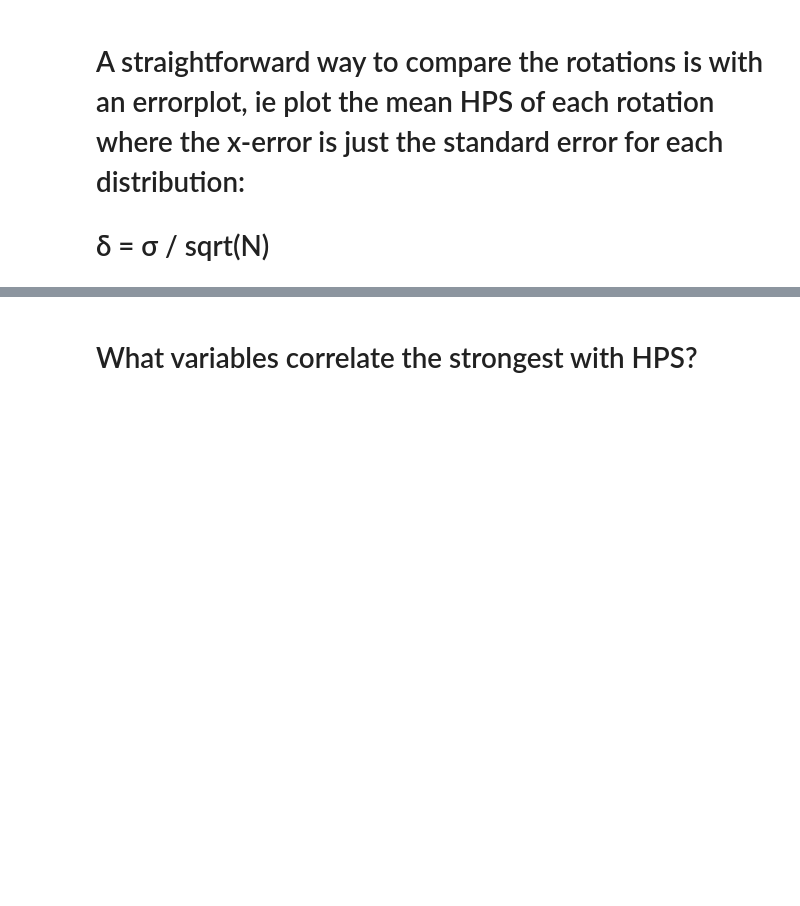
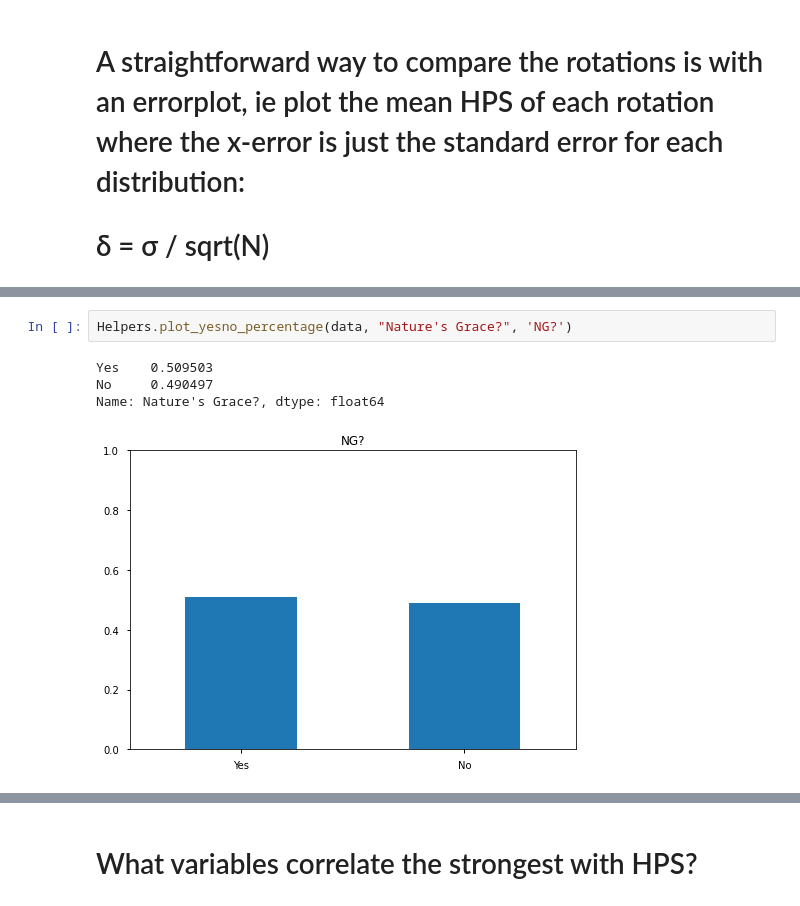
Before and after one commit to msdec321/DataAnalysisWorkbooks, a Jupyter notebook: warcraftLogs/RestoDruidAnalyzer/analysis_workbook.ipynb, the cells around one changed output, grey strips where cells are left out. Cells and saved outputs as stored; diff of their text form; blank space fills up the shorter version.

```diff
--- a/warcraftLogs/RestoDruidAnalyzer/analysis_workbook.ipynb
+++ b/warcraftLogs/RestoDruidAnalyzer/analysis_workbook.ipynb
@@ -83,0 +102,7 @@ Helpers.plot_rotations(boss, data, n_filters, filters, save=True)
+# %%
+Helpers.plot_yesno_percentage(data, "Nature's Grace?", 'NG?')
+# %% [output]
+Yes    0.509503
+No     0.490497
+Name: Nature's Grace?, dtype: float64
+[figure, added]
```
Also changed, not shown: parts of 20 cells of this notebook, 1 other file.
